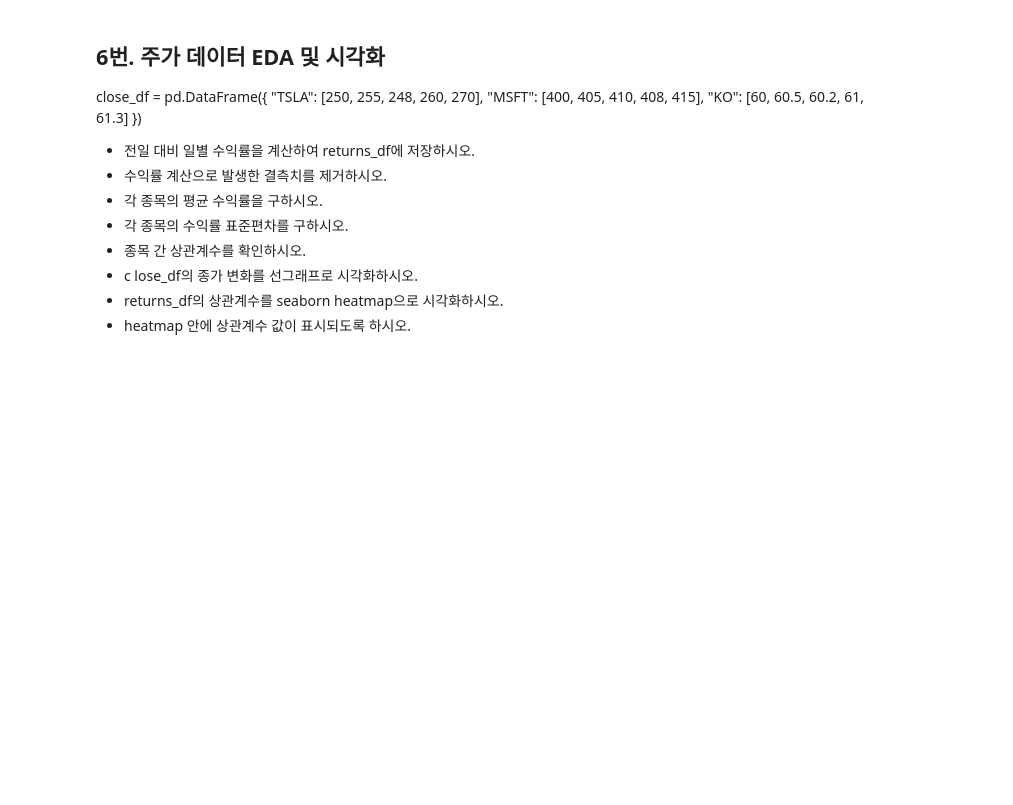
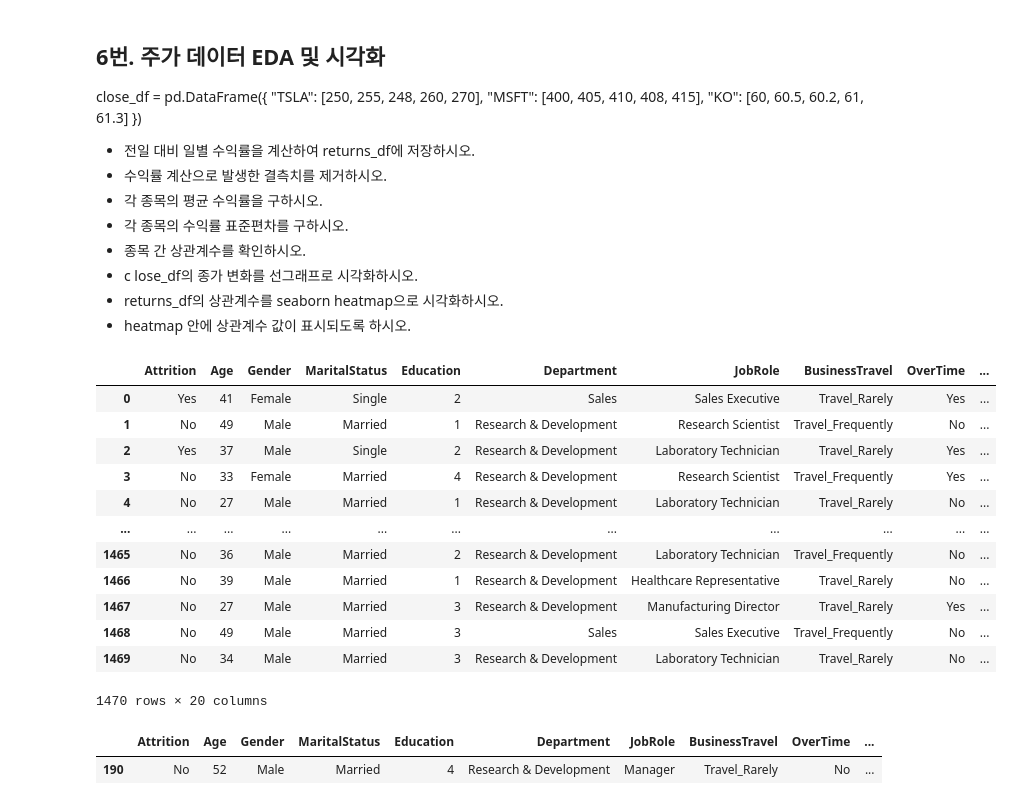
Before and after one commit to Bucheo/data_analysis, a Jupyter notebook: EDA 실습.ipynb, the cells around one changed output. Drawn from its saved outputs; the diff is of its cells as text; code cells hidden in the pictures; blank space fills up the shorter version.

```diff
--- a/EDA 실습.ipynb
+++ b/EDA 실습.ipynb
@@ -212,0 +222,27 @@ close_df = pd.DataFrame({
+# %%
+base_path = r"E:\kdf"
+file_name = r"hr_employee_attrition.csv"
+
+file_path = os.path.join(base_path, file_name)
+
+df = pd.read_csv(file_path)
+df
+# %% [output]
+|  | Attrition | Age | Gender | MaritalStatus | Education | Department | JobRole | BusinessTravel | OverTime | ... |
+| 0 | Yes | 41 | Female | Single | 2 | Sales | Sales Executive | Travel_Rarely | Yes | ... |
+| 1 | No | 49 | Male | Married | 1 | Research & Development | Research Scientist | Travel_Frequently | No | ... |
+| 2 | Yes | 37 | Male | Single | 2 | Research & Development | Laboratory Technician | Travel_Rarely | Yes | ... |
+| 3 | No | 33 | Female | Married | 4 | Research & Development | Research Scientist | Travel_Frequently | Yes | ... |
+| 4 | No | 27 | Male | Married | 1 | Research & Development | Laboratory Technician | Travel_Rarely | No | ... |
+| ... | ... | ... | ... | ... | ... | ... | ... | ... | ... | ... |
+| 1465 | No | 36 | Male | Married | 2 | Research & Development | Laboratory Technician | Travel_Frequently | No | ... |
+| 1466 | No | 39 | Male | Married | 1 | Research & Development | Healthcare Representative | Travel_Rarely | No | ... |
+| 1467 | No | 27 | Male | Married | 3 | Research & Development | Manufacturing Director | Travel_Rarely | Yes | ... |
+| 1468 | No | 49 | Male | Married | 3 | Sales | Sales Executive | Travel_Frequently | No | ... |
+| 1469 | No | 34 | Male | Married | 3 | Research & Development | Laboratory Technician | Travel_Rarely | No | ... |
+1470 rows × 20 columns
+# %%
+df[df["MonthlyIncome"] == 19999]
+# %% [output]
+|  | Attrition | Age | Gender | MaritalStatus | Education | Department | JobRole | BusinessTravel | OverTime | ... |
+| 190 | No | 52 | Male | Married | 4 | Research & Development | Manager | Travel_Rarely | No | ... |
```
Also changed, not shown: parts of 3 cells of this notebook, 1 other file.
